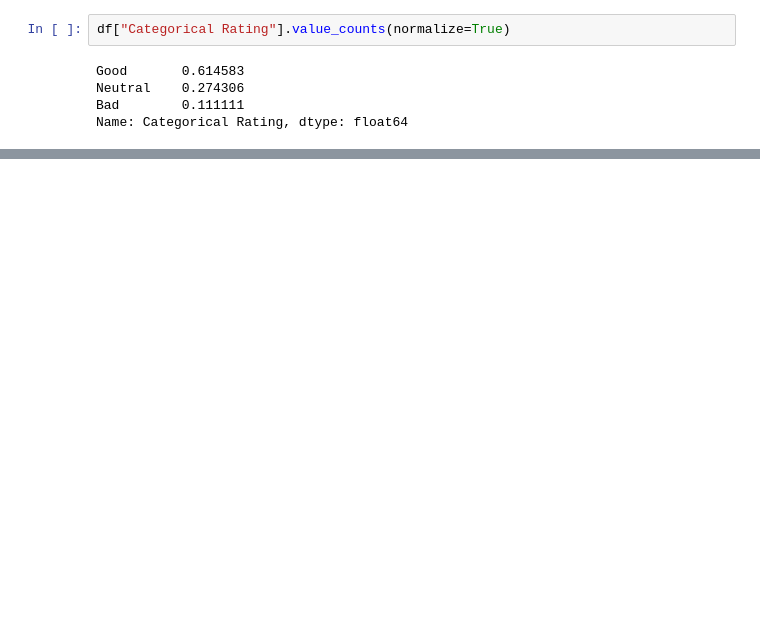
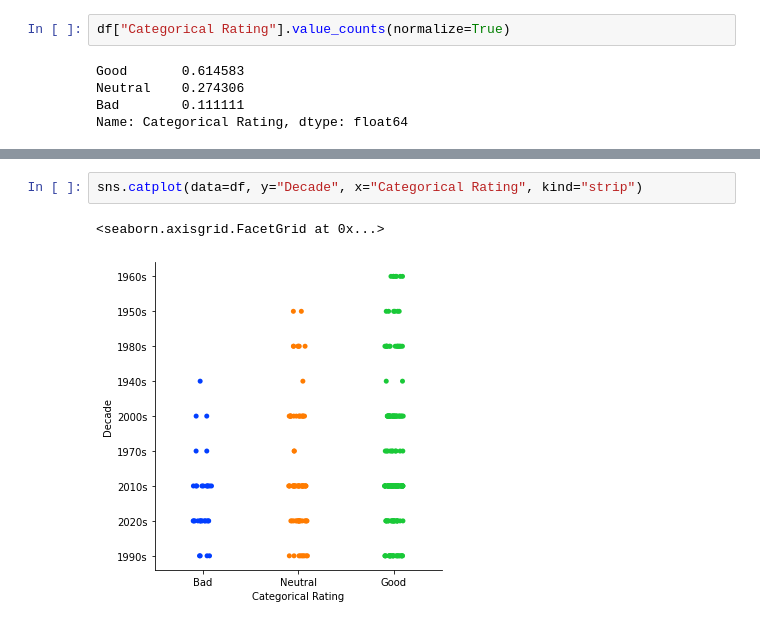
Before and after one commit to caiotda/caioflix, a Jupyter notebook: EDA_letterboxd_profile_data.ipynb, the cells around one changed output, grey strips where cells are left out. Saved outputs shown, nothing was run; the diff lists cells and outputs as text; blank space fills up the shorter version.

```diff
--- a/EDA_letterboxd_profile_data.ipynb
+++ b/EDA_letterboxd_profile_data.ipynb
@@ -291,0 +307,5 @@ plt.ylim(1940)
+# %%
+sns.catplot(data=df, y="Decade", x="Categorical Rating", kind="strip")
+# %% [output]
+<seaborn.axisgrid.FacetGrid at 0x...>
+[figure, added]
```
Also changed, not shown: parts of 26 cells of this notebook.
